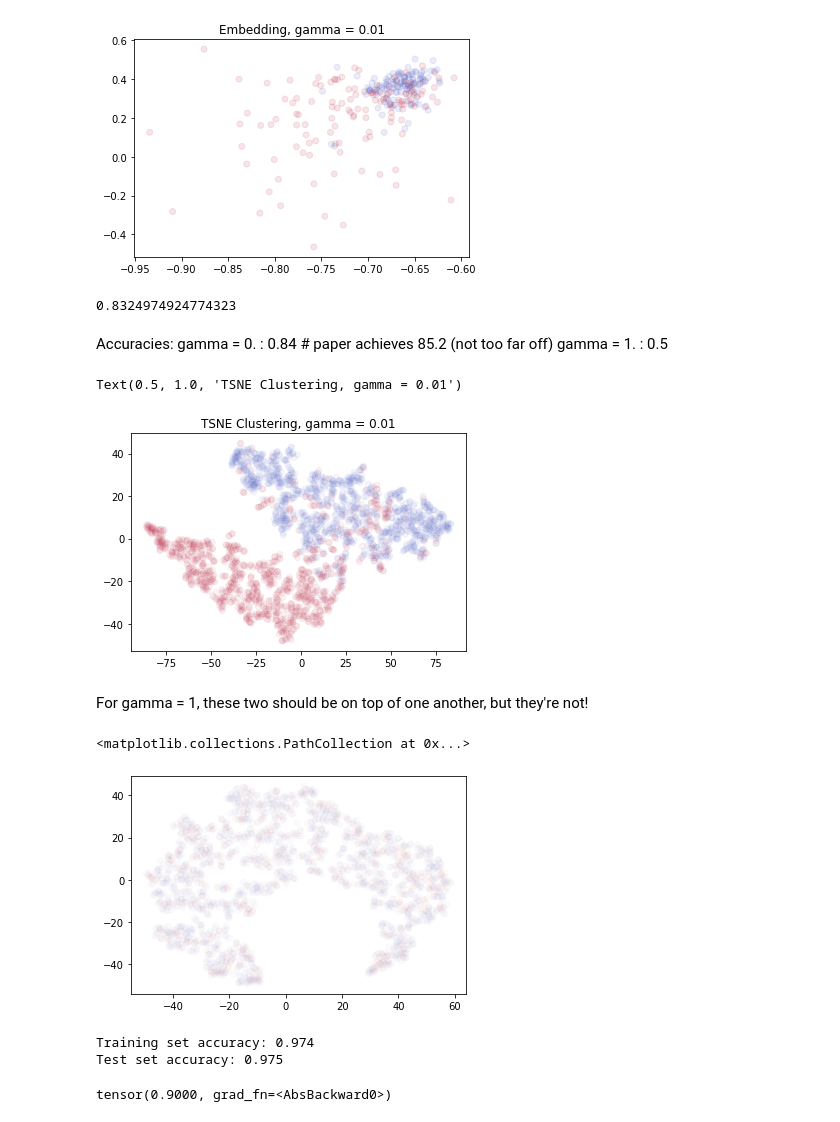
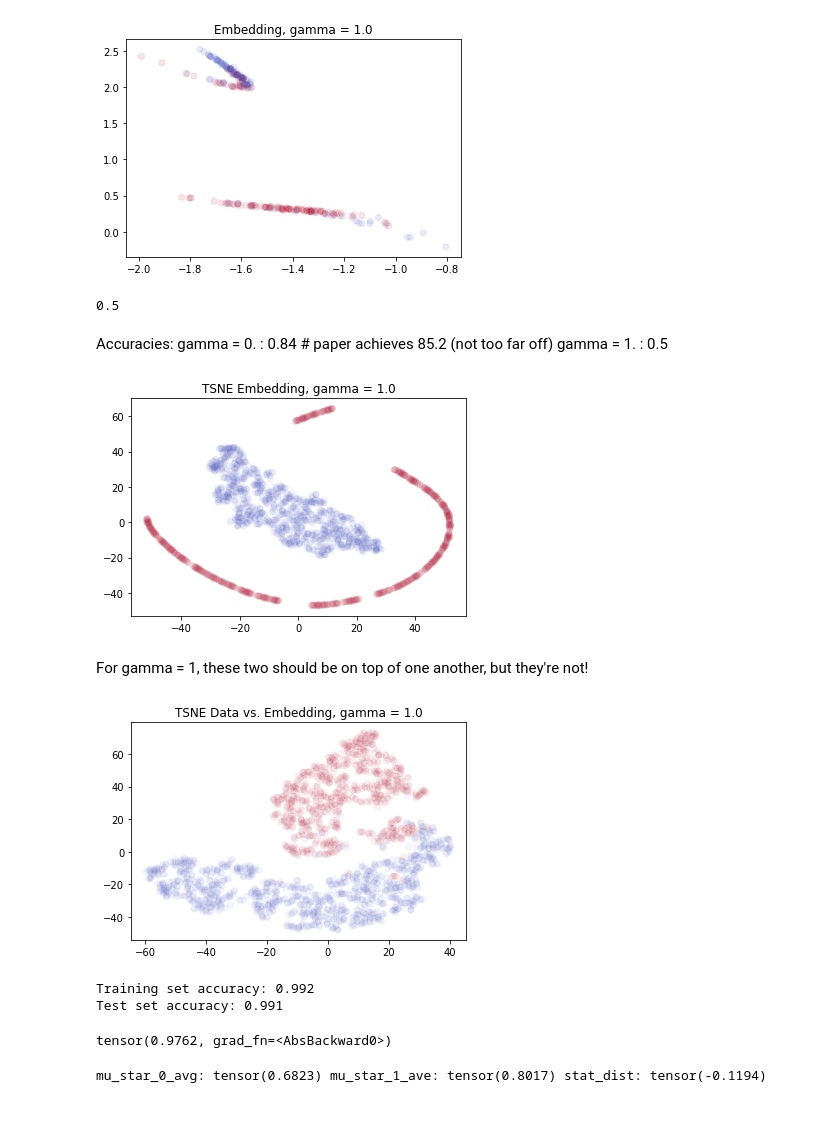
Before and after one commit to jtamanas/FNF4HEP, a Jupyter notebook: CrimeExample.ipynb, the cells around one changed output. Saved outputs shown, nothing was run; the diff lists cells and outputs as text; code cells hidden in the pictures.

```diff
--- a/CrimeExample.ipynb
+++ b/CrimeExample.ipynb
@@ -95,14 +93,14 @@ plt.scatter(*catData_embedded.T, c=catLabel, alpha=0.1, cmap='coolwarm')
 gamma = 1.00
 Fair = BinaryFair(data_dim=data_file['data'].shape[-1],
                   context_dim=None,
-                  flow_n_layers = 3,
+                  flow_n_layers = 4,
                   flow_transform_type = 'MaskedAffineAutoregressiveTransform',
                   classifier_hidden_dim = 32,
                   classifier_n_layers = 4,
                   classifier_activation = 'ReLU',
                   gamma=gamma
                  )
-optimizer = torch.optim.AdamW(Fair.parameters(), lr=1e-3, weight_decay=1e-4)
+optimizer = torch.optim.AdamW(Fair.parameters(), lr=1e-2, weight_decay=1e-4)
 total_losses = []
 KL_losses = []
 clf_losses = []
@@ -147,13 +145,13 @@ data_1, labels_1 = next(iter(label_1_generator))
 
 embedding_0, embedding_1 = Fair._embed(data_0, data_1, context_0=None, context_1=None)
 
-plt.scatter(*embedding_0.T[:2].detach(), alpha=0.1, c=labels_0, cmap='coolwarm')
-plt.scatter(*embedding_1.T[:2].detach(), alpha=0.1, c=labels_1, cmap='coolwarm')
+plt.scatter(*embedding_0.T[0:2].detach(), alpha=0.1, c=labels_0, cmap='coolwarm')
+plt.scatter(*embedding_1.T[0:2].detach(), alpha=0.1, c=labels_1, cmap='coolwarm')
 
 plt.title("Embedding, gamma = " + str(gamma))
 plt.savefig("Figures/embedding_gamma_" + str(gamma) + ".png")
 # %% [output]
-[figure, old version]
+[figure, new version]
 # %%
 with torch.no_grad():
     cont_pred = Fair(data_file['data'], data_file['context'])
@@ -161,7 +159,7 @@ with torch.no_grad():
     acc = accuracy_score(bin_pred, data_file['labels'])
 acc
 # %% [output]
-0.8324974924774323
+0.5
 # %% [markdown]
 Accuracies:
     gamma = 0. : 0.84  # paper achieves 85.2 (not too far off)
@@ -179,29 +177,30 @@ with torch.no_grad():
     embedding_0, embedding_1 = Fair._fair_embed(
         x0=data_0, x1=data_1
     )
-    embedding = torch.cat([data_0, embedding_1])
+    embedding = torch.cat([data_0, embedding_0])
     X_embedded = TSNE(n_components=2).fit_transform(embedding)
-embed_labels = torch.cat([torch.zeros(data_0.shape[0]), torch.ones(embedding_1.shape[0])])
+embed_labels = torch.cat([torch.zeros(data_0.shape[0]), torch.ones(embedding_0.shape[0])])
 plt.scatter(*X_embedded.T, c=embed_labels, alpha=0.05, cmap="coolwarm")
-plt.title("TSNE Clustering, gamma = " + str(gamma))
-# plt.savefig("Figures/tsne_clustering_gamma_" + str(gamma) + ".png")
+plt.title("TSNE Embedding, gamma = " + str(gamma))
+plt.savefig("Figures/tsne_clustering_gamma_" + str(gamma) + ".png")
 # %% [output]
-Text(0.5, 1.0, 'TSNE Clustering, gamma = 0.01')
-[figure, old version]
+[figure, new version]
 # %% [markdown]
 For gamma = 1, these two should be on top of one another, but they're not!
 # %%
 with torch.no_grad():
     idx = (data_file["context"] == 0).flatten()
     embedding_0, embedding_1 = Fair._embed(
         data_file["data"][idx], data_file["data"][~idx]
     )
     embedding = torch.cat([embedding_0, embedding_1])
     X_embedded = TSNE(n_components=2).fit_transform(embedding)
-plt.scatter(*X_embedded.T, c=data_file["context"], alpha=0.02, cmap="coolwarm")
+    embed_labels = torch.cat([torch.zeros(embedding_0.shape[0]), torch.ones(embedding_1.shape[0])])
+plt.scatter(*X_embedded.T, c=embed_labels, alpha=0.05, cmap="coolwarm")
+plt.title("TSNE Data vs. Embedding, gamma = " + str(gamma))
+plt.savefig("Figures/tsne_data_embedding_gamma_" + str(gamma) + ".png")
 # %% [output]
-<matplotlib.collections.PathCollection at 0x...>
-[figure, old version]
+[figure, new version]
 # %%
 with torch.no_grad():
     idx = (data_file["context"] == 0).flatten()
@@ -214,9 +213,9 @@ EmpiricalStatisticalDistance(
     embedding_0, embedding_1, hidden_dim=64, n_layers=5, n_epochs=100
 )
 # %% [output]
-Training set accuracy: 0.974
-Test set accuracy: 0.975
+Training set accuracy: 0.992
+Test set accuracy: 0.991
-tensor(0.9000, grad_fn=<AbsBackward0>)
+tensor(0.9762, grad_fn=<AbsBackward0>)
 # %%
 #Optimal Adversary
 idx = (data_file["context"] == 0).flatten()
@@ -225,0 +225,4 @@ mu_star_0_avg, mu_star_1_avg, stat_dist = Fair.optimal_adversary(data_0, data_1,
+# %%
+print("mu_star_0_avg:", mu_star_0_avg, "mu_star_1_ave:", mu_star_1_avg, "stat_dist:", stat_dist)
+# %% [output]
+mu_star_0_avg: tensor(0.6823) mu_star_1_ave: tensor(0.8017) stat_dist: tensor(-0.1194)
```
Also changed, not shown: parts of 8 cells of this notebook, 5 other files.
